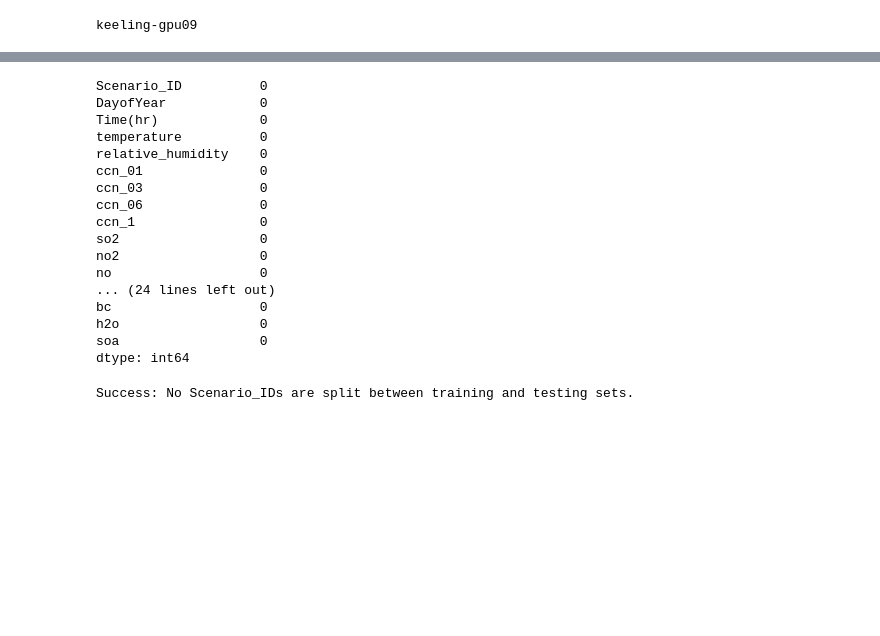
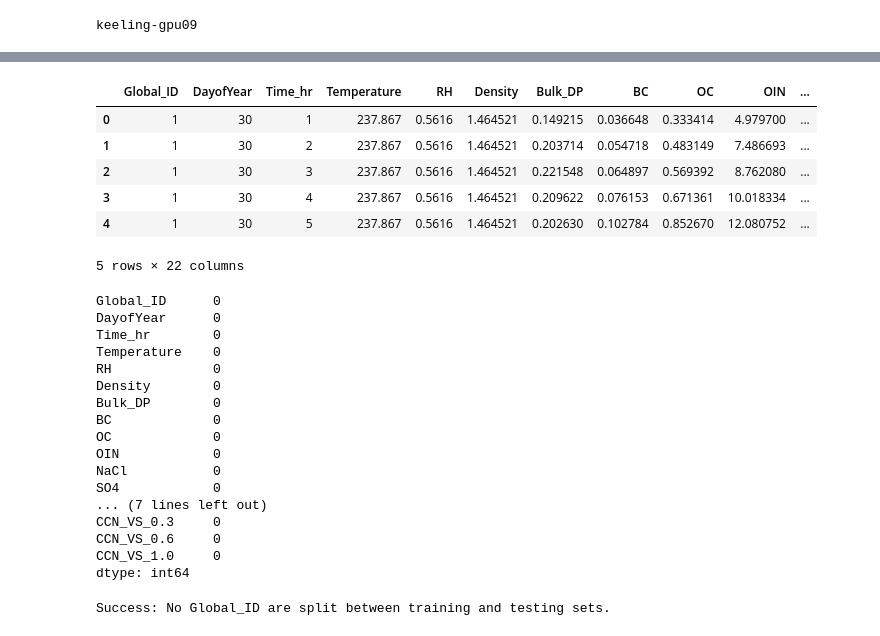
Before and after one commit to Jim-Xu/code_ml_surfactant_ccn, a Jupyter notebook: automl.ipynb, the cells around one changed output, grey strips where cells are left out. Saved outputs shown, nothing was run; the diff lists cells and outputs as text; code cells hidden in the pictures; blank space fills up the shorter version.

```diff
--- a/automl.ipynb
+++ b/automl.ipynb
@@ -38,23 +104,41 @@ PartMC_data
+# %%
+PartMC_data = pd.read_csv('/data/keeling/a/xx24/e/proj_ml/merged_data.csv')
+
+columns_to_multiply = ['SO4', 'NaCl', 'OIN', 'OC', 'BC', 'SOA']
+columns_to_divide = ['CCN_VS_0.1', 'CCN_VS_0.3', 'CCN_VS_0.6', 'CCN_VS_1.0', 'CCN_CS_0.1', 'CCN_CS_0.3', 'CCN_CS_0.6', 'CCN_CS_1.0','Num_Conc']
+PartMC_data[columns_to_multiply] = PartMC_data[columns_to_multiply] * 1e9 # Convert to ug/m3
+PartMC_data[columns_to_divide] = PartMC_data[columns_to_divide] * 1e-6 # Convert to /cm-3
+PartMC_data['Bulk_DP'] = PartMC_data['Bulk_DP']*1e6 # convert to um
+# %%
+PartMC_data.head()
+# %% [output]
+|  | Global_ID | DayofYear | Time_hr | Temperature | RH | Density | Bulk_DP | BC | OC | OIN | ... |
+| 0 | 1 | 30 | 1 | 237.867 | 0.5616 | 1.464521 | 0.149215 | 0.036648 | 0.333414 | 4.979700 | ... |
+| 1 | 1 | 30 | 2 | 237.867 | 0.5616 | 1.464521 | 0.203714 | 0.054718 | 0.483149 | 7.486693 | ... |
+| 2 | 1 | 30 | 3 | 237.867 | 0.5616 | 1.464521 | 0.221548 | 0.064897 | 0.569392 | 8.762080 | ... |
+| 3 | 1 | 30 | 4 | 237.867 | 0.5616 | 1.464521 | 0.209622 | 0.076153 | 0.671361 | 10.018334 | ... |
+| 4 | 1 | 30 | 5 | 237.867 | 0.5616 | 1.464521 | 0.202630 | 0.102784 | 0.852670 | 12.080752 | ... |
+5 rows × 22 columns
 # %%
 missing_values = PartMC_data.isnull().sum()
 print(missing_values)
 # %% [output]
-Scenario_ID          0
-DayofYear            0
-Time(hr)             0
-temperature          0
-relative_humidity    0
-ccn_01               0
-ccn_03               0
-ccn_06               0
-ccn_1                0
-so2                  0
-no2                  0
-no                   0
-... (24 lines left out)
-bc                   0
-h2o                  0
-soa                  0
+Global_ID      0
+DayofYear      0
+Time_hr        0
+Temperature    0
+RH             0
+Density        0
+Bulk_DP        0
+BC             0
+OC             0
+OIN            0
+NaCl           0
+SO4            0
+... (7 lines left out)
+CCN_VS_0.3     0
+CCN_VS_0.6     0
+CCN_VS_1.0     0
 dtype: int64
 # %%
 splitter = GroupShuffleSplit(test_size=0.3, n_splits=1, random_state=42)
@@ -62,14 +146,14 @@ train_idxs, test_idxs = next(splitter.split(PartMC_data, groups=PartMC_data['Sce
 
 train, test = PartMC_data.iloc[train_idxs], PartMC_data.iloc[test_idxs]
 # %%
-train_ids = set(train['Scenario_ID'])
-test_ids = set(test['Scenario_ID'])
+train_ids = set(train['Global_ID'])
+test_ids = set(test['Global_ID'])
 
 overlap_ids = train_ids.intersection(test_ids)
 
 if overlap_ids:
-    print("Error: The following Scenario_IDs are found in both training and testing sets:", overlap_ids)
+    print("Error: The following Global_ID are found in both training and testing sets:", overlap_ids)
 else:
-    print("Success: No Scenario_IDs are split between training and testing sets.")
+    print("Success: No Global_ID are split between training and testing sets.")
 # %% [output]
-Success: No Scenario_IDs are split between training and testing sets.
+Success: No Global_ID are split between training and testing sets.
```
Also changed, not shown: parts of 17 cells of this notebook, 7 other files.
